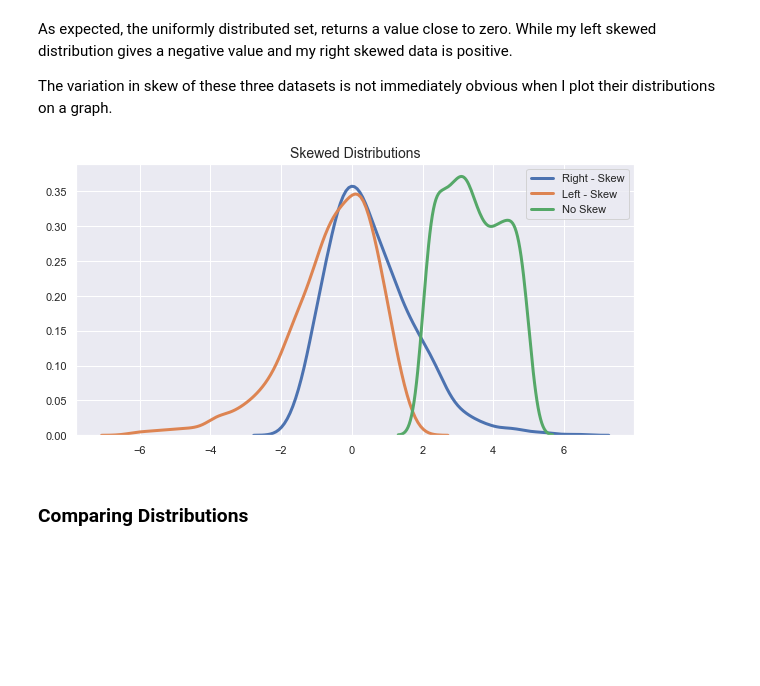
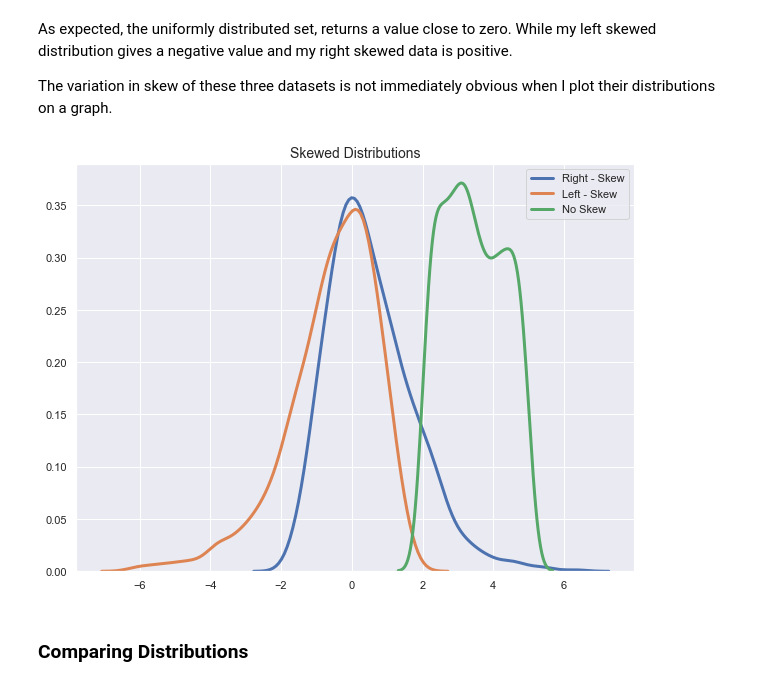
Before and after one commit to MarionMcG/fundamentals_data_analysis, a Jupyter notebook: boxplots.ipynb, the cells around one changed output. Drawn from its saved outputs; the diff is of its cells as text; code cells hidden in the pictures; blank space fills up the shorter version.

```diff
--- a/boxplots.ipynb
+++ b/boxplots.ipynb
@@ -205,16 +205,16 @@ As expected, the uniformly distributed set, returns a value close to zero. While
 
 The variation in skew of these three datasets is not immediately obvious when I plot their distributions on a graph.
 # %%
-plt.figure(figsize= (10, 5))
+plt.figure(figsize= (10, 7.5))
 plt.title('Skewed Distributions', fontsize = 14)
 sns.distplot(r, hist = False,  label = 'Right - Skew',
             kde_kws={'linewidth': 3});
 sns.distplot(l, hist= False, label = 'Left - Skew',
             kde_kws={'linewidth': 3});
 sns.distplot(uni, hist= False, label = 'No Skew',
             kde_kws={'linewidth': 3});
 # %% [output]
-[figure, old version]
+[figure, new version]
 # %% [markdown]
 ### Comparing Distributions
 # %% [markdown]
```
Also changed, not shown: parts of 8 cells of this notebook.
